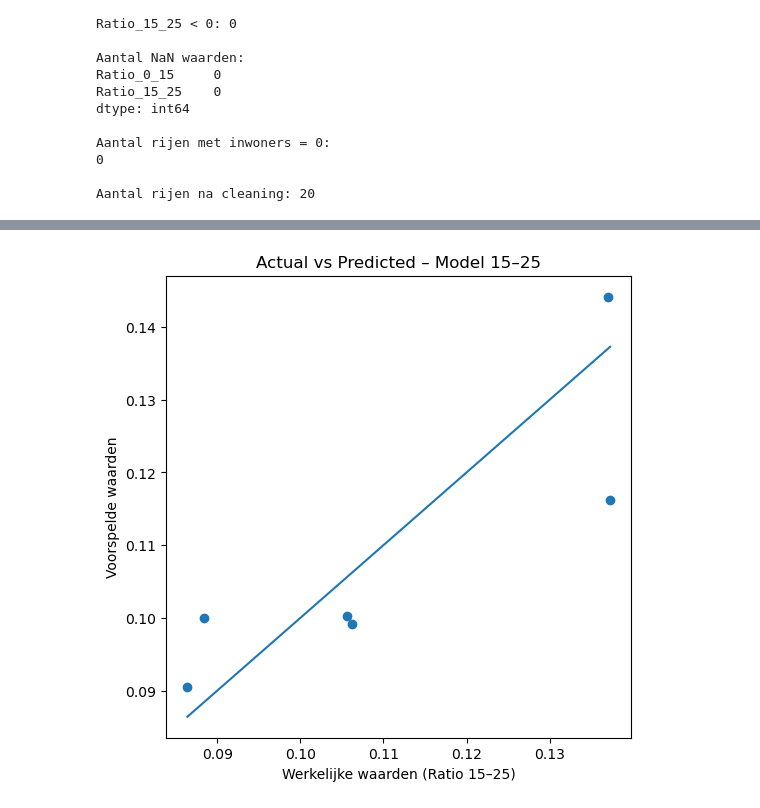
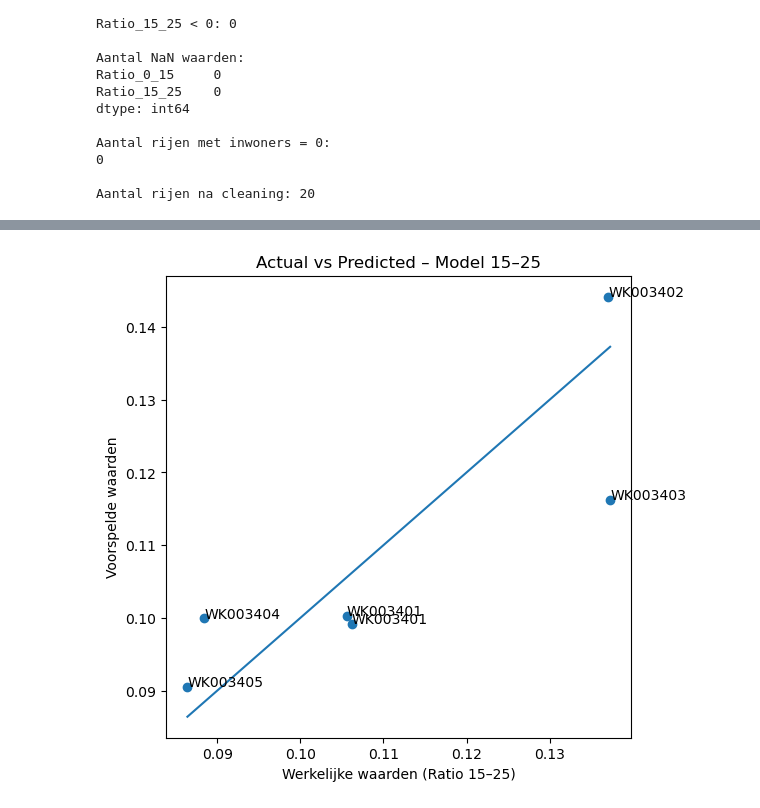
Before and after one commit to Ismael-991/almere-jeugd-voorspelling, a Jupyter notebook: notebooks/individual/Ismael_notebook.ipynb, the cells around one changed output, grey strips where cells are left out. Cells and saved outputs as stored; diff of their text form; code cells hidden in the pictures.

```diff
--- a/notebooks/individual/Ismael_notebook.ipynb
+++ b/notebooks/individual/Ismael_notebook.ipynb
@@ -419,7 +389,7 @@ df.columns = df.columns.astype(str).str.strip()
 
 # MODEL 1 – Ratio 0-15
 
-X = df[["Jaar", "AantalInwoners_5"]]
+X = df[["Jaar", "AantalInwoners"]]
 y = df["Ratio_0_15"]
 
 X_train, X_test, y_train, y_test = train_test_split(
@@ -438,7 +408,7 @@ print(model_0_15.summary())
 
 
 # MODEL 2 – Ratio 15-25
-X = df[["Jaar", "AantalInwoners_5"]]
+X = df[["Jaar", "AantalInwoners"]]
 y = df["Ratio_15_25"]
 
 X_train, X_test, y_train, y_test = train_test_split(
@@ -485,8 +455,13 @@ plt.plot([y_test.min(), y_test.max()],
          [y_test.min(), y_test.max()],
          linestyle="-")
 
+# Wijklabels toevoegen
+for i, wijk in enumerate(df.loc[y_test.index, "Wijk"]):
+    plt.text(y_test.iloc[i], y_pred_0_15.iloc[i], wijk, fontsize=8)
+
 plt.xlabel("Werkelijke waarden (Ratio 0–15)")
 plt.ylabel("Voorspelde waarden")
 plt.title("Actual vs Predicted – Model 0–15")
+
 plt.show()
 # %% [output]
@@ -494,15 +469,20 @@ plt.show()
 # %%
 plt.figure(figsize=(6,6))
 plt.scatter(y_test, y_pred_15_25)
 
-# perfecte lijn
+# Perfecte lijn
 plt.plot([y_test.min(), y_test.max()],
          [y_test.min(), y_test.max()],
          linestyle="-")
 
+# Wijklabels toevoegen
+for i, wijk in enumerate(df.loc[y_test.index, "Wijk"]):
+    plt.text(y_test.iloc[i], y_pred_15_25.iloc[i], wijk)
+
 plt.xlabel("Werkelijke waarden (Ratio 15–25)")
 plt.ylabel("Voorspelde waarden")
 plt.title("Actual vs Predicted – Model 15–25")
+
 plt.show()
 # %% [output]
-[figure, old version]
+[figure, new version]
```
Also changed, not shown: parts of 29 cells of this notebook.
